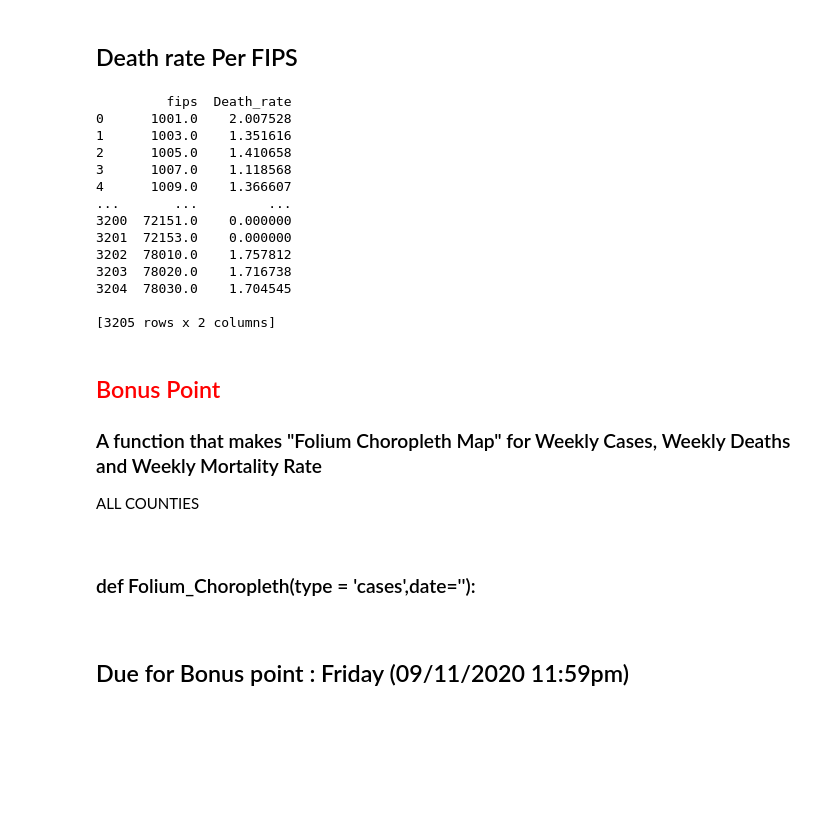
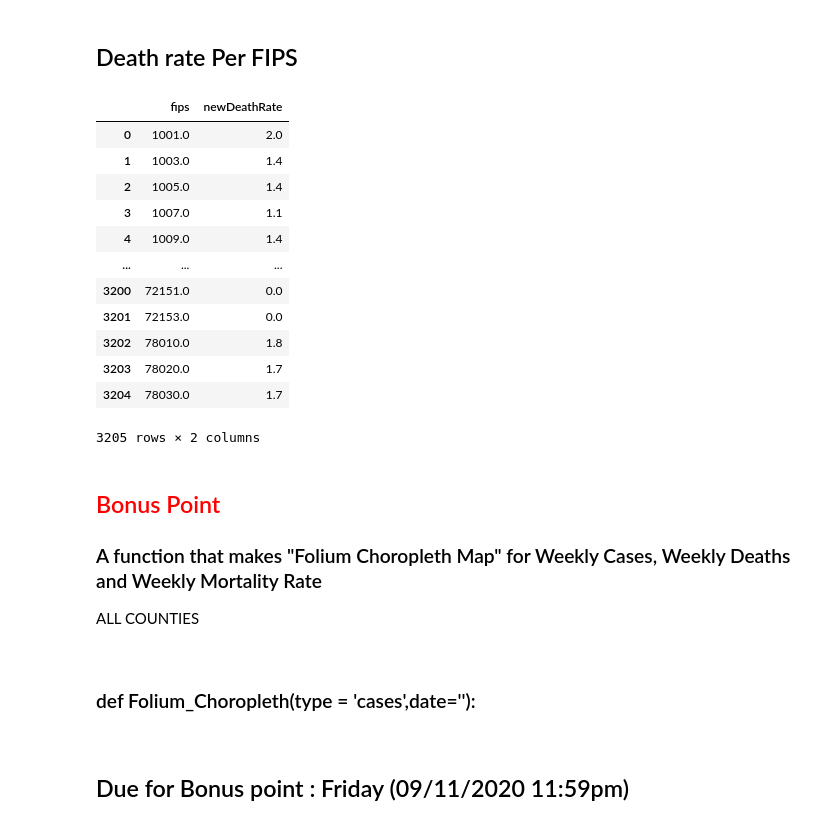
Before and after one commit to JidnyasaKolhe/DataVizFall2020_Colab, a Jupyter notebook: Copy_of_Class_Activity_Lec03.ipynb, the cells around one changed output. Cells and saved outputs as stored; diff of their text form; code cells hidden in the pictures; blank space fills up the shorter version.

```diff
--- a/Copy_of_Class_Activity_Lec03.ipynb
+++ b/Copy_of_Class_Activity_Lec03.ipynb
@@ -137,22 +138,23 @@ toptenC
 ## Death rate Per FIPS
 # %%
 sorted['Death_rate'] = sorted['daily_deaths']/sorted['daily_cases']*100
-print(sorted[['fips','Death_rate']])
+sorted['newDeathRate']= sorted['Death_rate'].round(decimals=1)
+dr = sorted[['fips','newDeathRate']]
+dr
 # %% [output]
+|  | fips | newDeathRate |
+| 0 | 1001.0 | 2.0 |
+| 1 | 1003.0 | 1.4 |
+| 2 | 1005.0 | 1.4 |
+| 3 | 1007.0 | 1.1 |
+| 4 | 1009.0 | 1.4 |
+| ... | ... | ... |
+| 3200 | 72151.0 | 0.0 |
+| 3201 | 72153.0 | 0.0 |
+| 3202 | 78010.0 | 1.8 |
+| 3203 | 78020.0 | 1.7 |
+| 3204 | 78030.0 | 1.7 |
-         fips  Death_rate
-0      1001.0    2.007528
-1      1003.0    1.351616
-2      1005.0    1.410658
-3      1007.0    1.118568
-4      1009.0    1.366607
-...       ...         ...
-3200  72151.0    0.000000
-3201  72153.0    0.000000
-3202  78010.0    1.757812
-3203  78020.0    1.716738
-3204  78030.0    1.704545
-
-[3205 rows x 2 columns]
+3205 rows × 2 columns
 # %% [markdown]
 ## <font color = red> Bonus Point</font>
 
```
Also changed, not shown: parts of 5 cells of this notebook.
